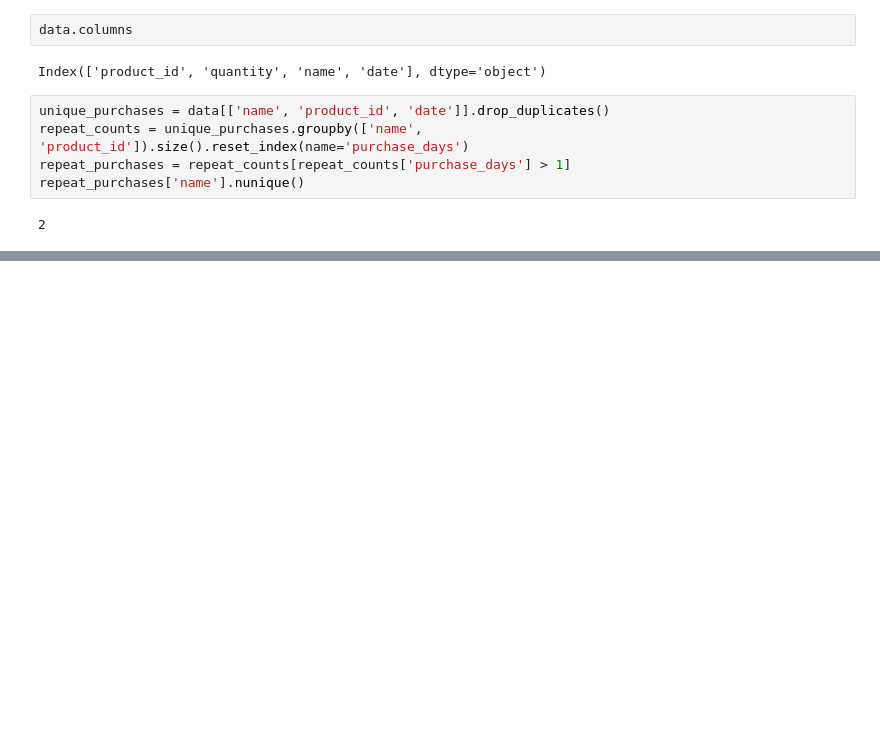
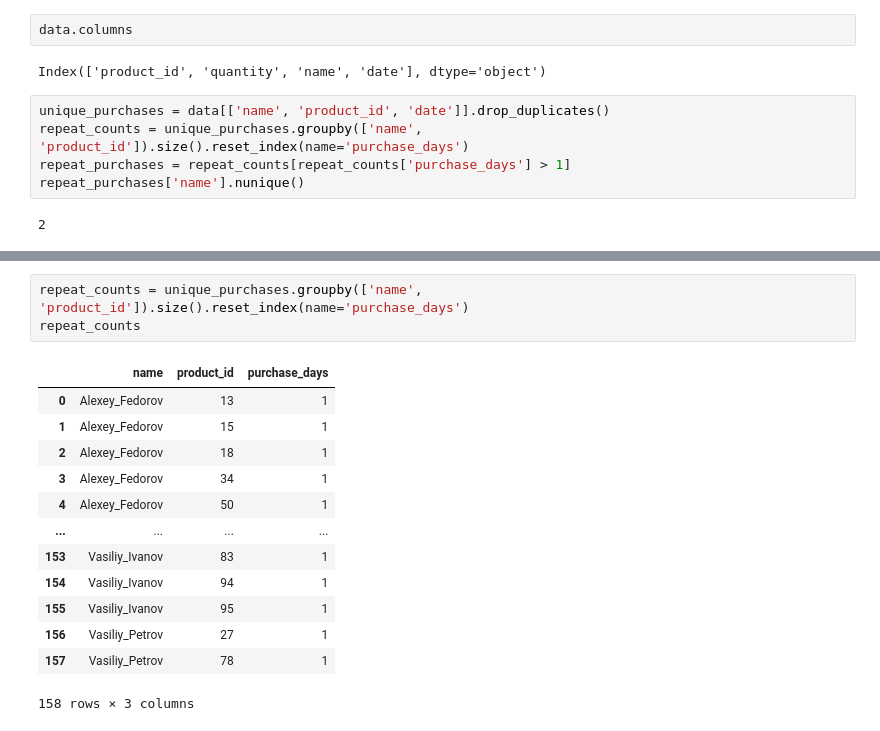
Before and after one commit to Praldmur/Simulation, a Jupyter notebook: 2_mod/mini_project_4.ipynb, the cells around one changed output, grey strips where cells are left out. Saved outputs shown, nothing was run; the diff lists cells and outputs as text; blank space fills up the shorter version.

```diff
--- a/2_mod/mini_project_4.ipynb
+++ b/2_mod/mini_project_4.ipynb
@@ -196,0 +214,17 @@ repeat_purchases['name'].nunique()
+# %%
+repeat_counts = unique_purchases.groupby(['name', 'product_id']).size().reset_index(name='purchase_days')
+repeat_counts
+# %% [output]
+|  | name | product_id | purchase_days |
+| 0 | Alexey_Fedorov | 13 | 1 |
+| 1 | Alexey_Fedorov | 15 | 1 |
+| 2 | Alexey_Fedorov | 18 | 1 |
+| 3 | Alexey_Fedorov | 34 | 1 |
+| 4 | Alexey_Fedorov | 50 | 1 |
+| ... | ... | ... | ... |
+| 153 | Vasiliy_Ivanov | 83 | 1 |
+| 154 | Vasiliy_Ivanov | 94 | 1 |
+| 155 | Vasiliy_Ivanov | 95 | 1 |
+| 156 | Vasiliy_Petrov | 27 | 1 |
+| 157 | Vasiliy_Petrov | 78 | 1 |
+158 rows × 3 columns
```
Also changed, not shown: parts of 3 cells of this notebook.
